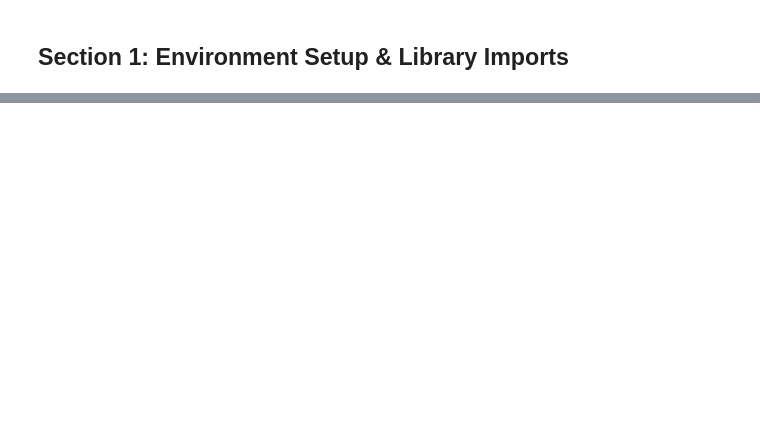
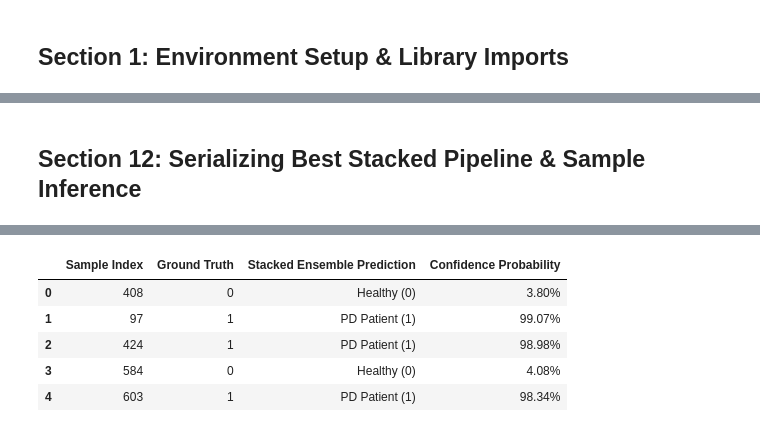
Before and after one commit to Aabhash-19/Capstone, a Jupyter notebook: Parkinsons_Disease_AdaBoost_Model.ipynb, the cells around one changed output, grey strips where cells are left out. Cells and saved outputs as stored; diff of their text form; code cells hidden in the pictures; blank space fills up the shorter version.

```diff
--- a/Parkinsons_Disease_AdaBoost_Model.ipynb
+++ b/Parkinsons_Disease_AdaBoost_Model.ipynb
@@ -337,0 +354,31 @@ plt.show()
+# %% [markdown]
+## Section 12: Serializing Best Stacked Pipeline & Sample Inference
+# %%
+# Save best model pipeline
+pipeline_save = {
+    'stacking_model': fs_stacked,
+    'scaler': scaler_clean,
+    'selector': selector,
+    'pca': pca_fs,
+    'feature_names': list(X.columns),
+    'benchmark_matrix': benchmark_df.to_dict(orient='records')
+}
+joblib.dump(pipeline_save, 'parkinsons_stacked_ensemble.joblib')
+print("Successfully saved parkinsons_stacked_ensemble.joblib!")
+
+# Test sample live inference
+sample_patient = X.sample(5, random_state=42)
+sample_sc = scaler_clean.transform(sample_patient)
+sample_sel = selector.transform(sample_sc)
+sample_pca = pca_fs.transform(sample_sel)
+
+pred_labels = fs_stacked.predict(sample_pca)
+conf_probs = fs_stacked.predict_proba(sample_pca)[:, 1]
+
+pd.DataFrame({
+    "Sample Index": sample_patient.index,
+    "Ground Truth": y.loc[sample_patient.index].values,
+    "Stacked Ensemble Prediction": ["PD Patient (1)" if p == 1 else "Healthy (0)" for p in pred_labels],
+    "Confidence Probability": [f"{prob*100:.2f}%" for prob in conf_probs]
+})
+# %% [output]
@@ -337,0 +386,6 @@ plt.show()
+|  | Sample Index | Ground Truth | Stacked Ensemble Prediction | Confidence Probability |
+| 0 | 408 | 0 | Healthy (0) | 3.80% |
+| 1 | 97 | 1 | PD Patient (1) | 99.07% |
+| 2 | 424 | 1 | PD Patient (1) | 98.98% |
+| 3 | 584 | 0 | Healthy (0) | 4.08% |
+| 4 | 603 | 1 | PD Patient (1) | 98.34% |
```
Also changed, not shown: parts of 43 cells of this notebook, 9 other files.
